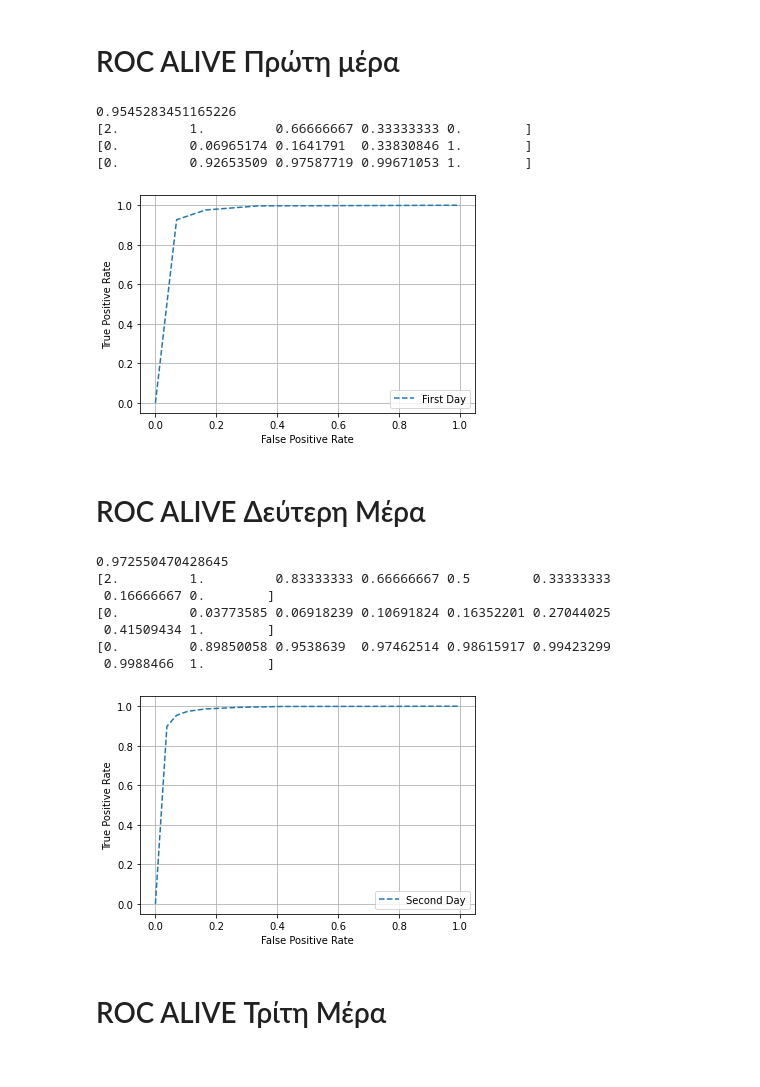
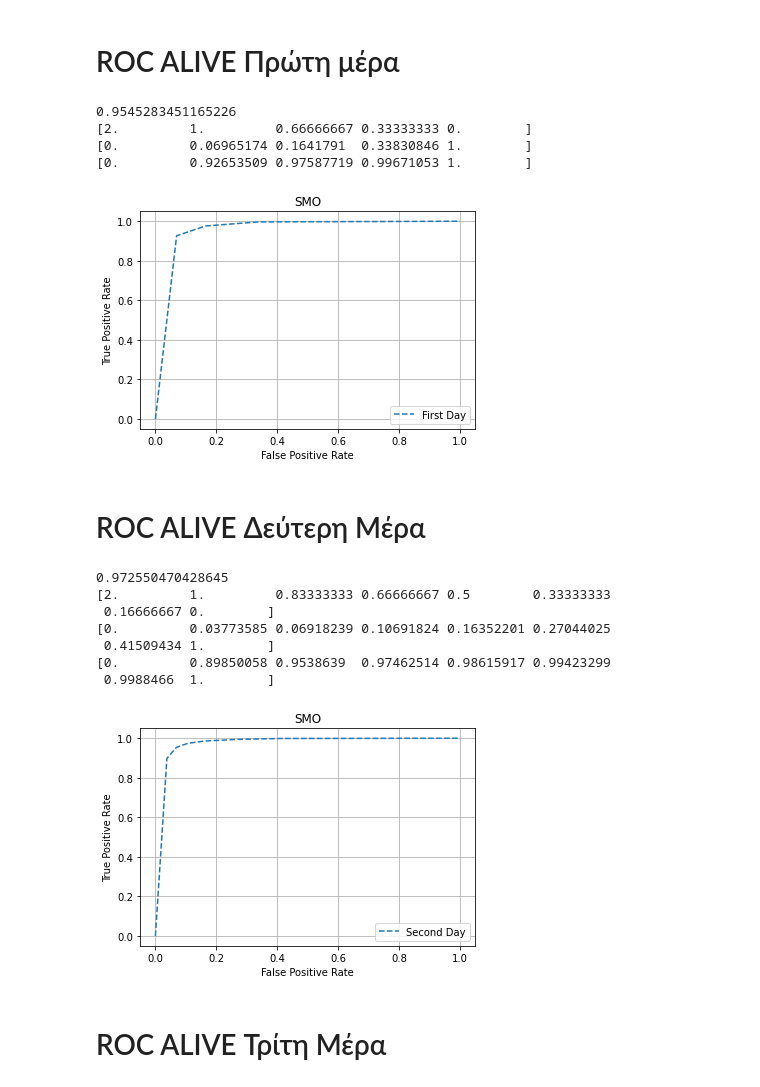
Before and after one commit to DimopDim/MimicIV, a Jupyter notebook: New_Code/07_06_ROC_SMO.ipynb, the cells around one changed output. Saved outputs shown, nothing was run; the diff lists cells and outputs as text; code cells hidden in the pictures.

```diff
--- a/New_Code/07_06_ROC_SMO.ipynb
+++ b/New_Code/07_06_ROC_SMO.ipynb
@@ -87,22 +87,24 @@ ground_truth_dead4=abs(np.subtract(ground_truth_alive4, 1))
 # %%
 print(roc_auc_score(ground_truth_alive1, prob_alive1))
 fpr1, tpr1, thresholds1 = roc_curve(ground_truth_alive1, prob_alive1)
 pyplot.plot(fpr1, tpr1, linestyle='--', label='First Day')
 
 pyplot.xlabel('False Positive Rate') # Εκτυπώνει τον τίτλο του Χ
 pyplot.ylabel('True Positive Rate') # Εκτυπώνει τον τίτλο του Υ
 pyplot.legend() #Εκτυπώνει το label
 pyplot.grid(True) # Εκτυπώνει τα τετράγωνα
+pyplot.title("SMO")
+
 print(thresholds1)
 print(fpr1)
 print(tpr1)
 pyplot.show()
 # %% [output]
 0.9545283451165226
 [2.         1.         0.66666667 0.33333333 0.        ]
 [0.         0.06965174 0.1641791  0.33830846 1.        ]
 [0.         0.92653509 0.97587719 0.99671053 1.        ]
-[figure, old version]
+[figure, new version]
 # %% [markdown]
 # ROC ALIVE Δεύτερη Μέρα
 # %%
@@ -114,6 +116,8 @@ pyplot.xlabel('False Positive Rate') # Εκτυπώνει τον τίτλο το
 pyplot.ylabel('True Positive Rate') # Εκτυπώνει τον τίτλο του Υ
 pyplot.legend() #Εκτυπώνει το label
 pyplot.grid(True) # Εκτυπώνει τα τετράγωνα
+pyplot.title("SMO")
+
 print(thresholds2)
 print(fpr2)
 print(tpr2)
@@ -126,7 +130,7 @@ pyplot.show()
  0.41509434 1.        ]
 [0.         0.89850058 0.9538639  0.97462514 0.98615917 0.99423299
  0.9988466  1.        ]
-[figure, old version]
+[figure, new version]
 # %% [markdown]
 # ROC ALIVE Τρίτη Μέρα
 # %%
```
Also changed, not shown: parts of 8 cells of this notebook.
